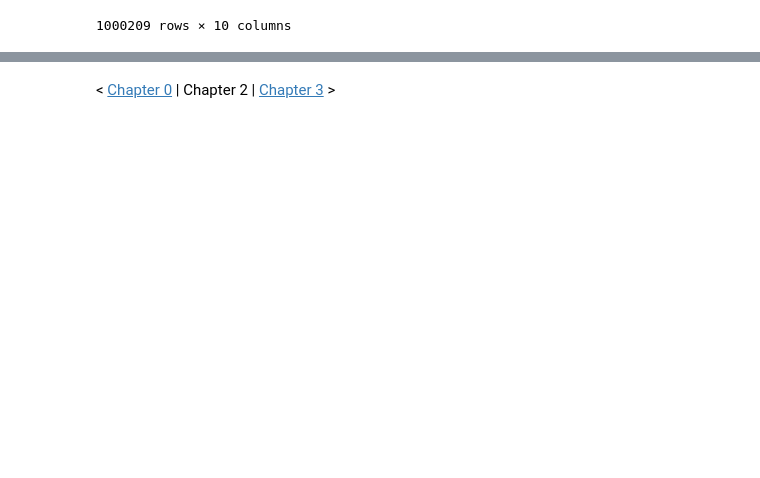
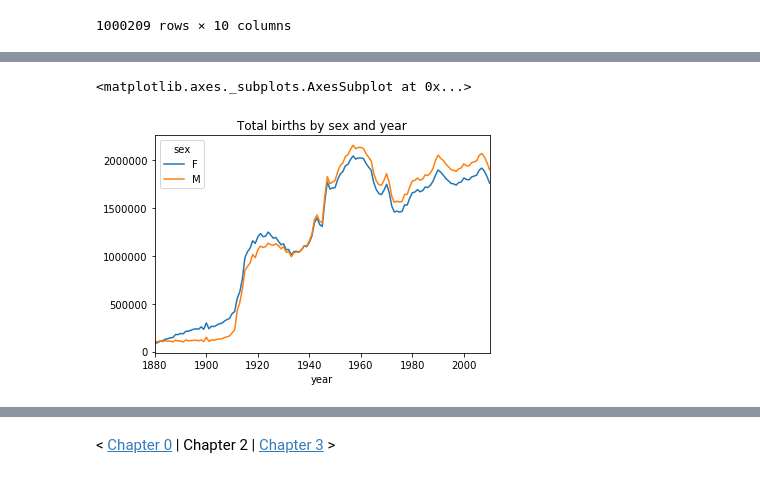
Before and after one commit to lukewrites/Learning-Log, a Jupyter notebook: data_science/python_for_data_analysis/Chapter02.ipynb, the cells around one changed output, grey strips where cells are left out. Cells and saved outputs as stored; diff of their text form; code cells hidden in the pictures; blank space fills up the shorter version.

```diff
--- a/data_science/python_for_data_analysis/Chapter02.ipynb
+++ b/data_science/python_for_data_analysis/Chapter02.ipynb
@@ -411,0 +622,16 @@ Name: 0, dtype: object
+# %%
+years = range(1880, 2011)
+
+pieces = []
+columns = ['name', 'sex', 'births']
+
+for year in years:
+    path = 'pydata-book/ch02/names/yob%d.txt' % year
+    frame = pd.read_csv(path, names=columns)
+
+    frame['year'] = year
+    pieces.append(frame)
+
+
+# concatenate everything into a single DataFrame
+names = pd.concat(pieces, ignore_index=True)
@@ -411,0 +659,4 @@ Name: 0, dtype: object
+# %%
+total_births = names.pivot_table('births', 'year', 'sex', aggfunc=sum)
+
+total_births.tail()
@@ -411,0 +671,5 @@ Name: 0, dtype: object
+# %%
+total_births.plot(title='Total births by sex and year')
+# %% [output]
+<matplotlib.axes._subplots.AxesSubplot at 0x...>
+[figure, added]
```
Also changed, not shown: parts of 29 cells of this notebook, 3 other files.
